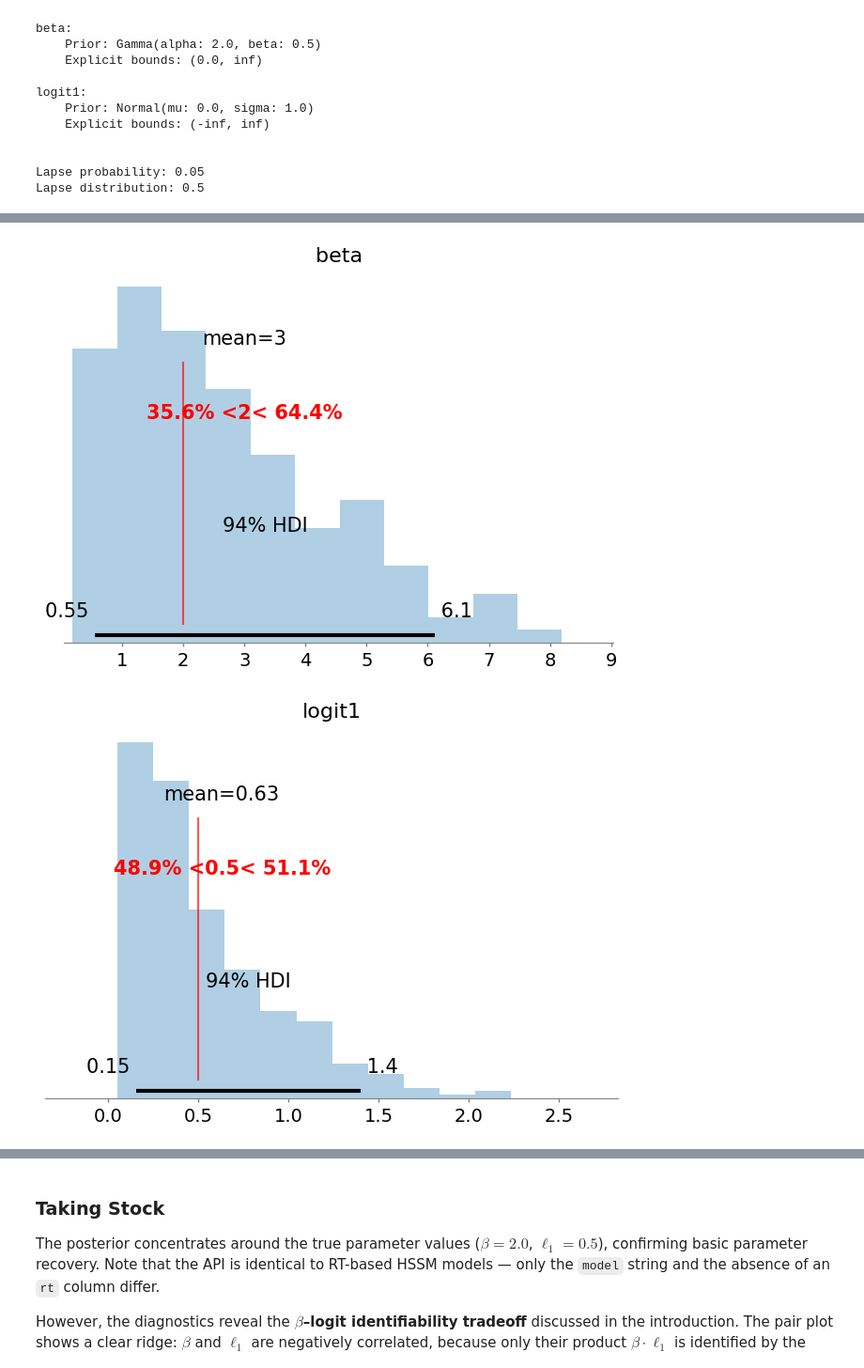
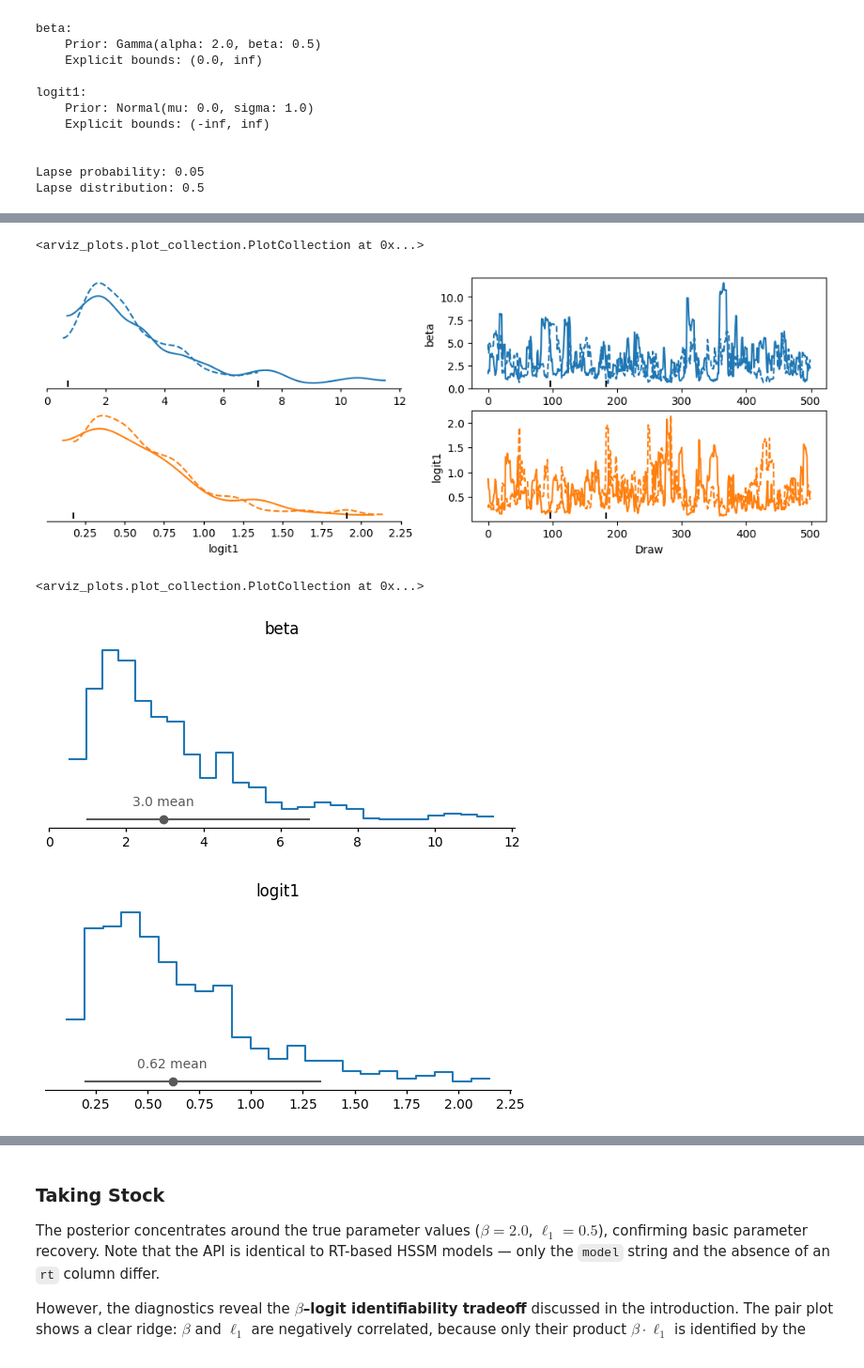
Before and after one commit to lnccbrown/HSSM, a Jupyter notebook: docs/tutorials/choice_only_models.ipynb, the cells around one changed output, grey strips where cells are left out. Shown at 94% size. Drawn from its saved outputs; the diff is of its cells as text; code cells hidden in the pictures.

```diff
--- a/docs/tutorials/choice_only_models.ipynb
+++ b/docs/tutorials/choice_only_models.ipynb
@@ -227,20 +223,22 @@ plt.tight_layout()
+# %%
+az.plot_trace_dist(idata_basic)
+# %% [output]
+<arviz_plots.plot_collection.PlotCollection at 0x...>
+[figure, added]
 # %%
 az.plot_dist(
-    model_basic.traces,
+    idata_basic,
     var_names=["beta"],
     kind="hist",
 )
-plt.tight_layout()
-plt.show()
 
 az.plot_dist(
-    model_basic.traces,
+    idata_basic,
     var_names=["logit1"],
     kind="hist",
 )
-plt.tight_layout()
-plt.show()
 # %% [output]
+<arviz_plots.plot_collection.PlotCollection at 0x...>
-[figure, old version]
+[figure, new version]
-[figure, old version]
+[figure, new version]
 # %%
```
Also changed, not shown: parts of 19 cells of this notebook, 16 other files.
